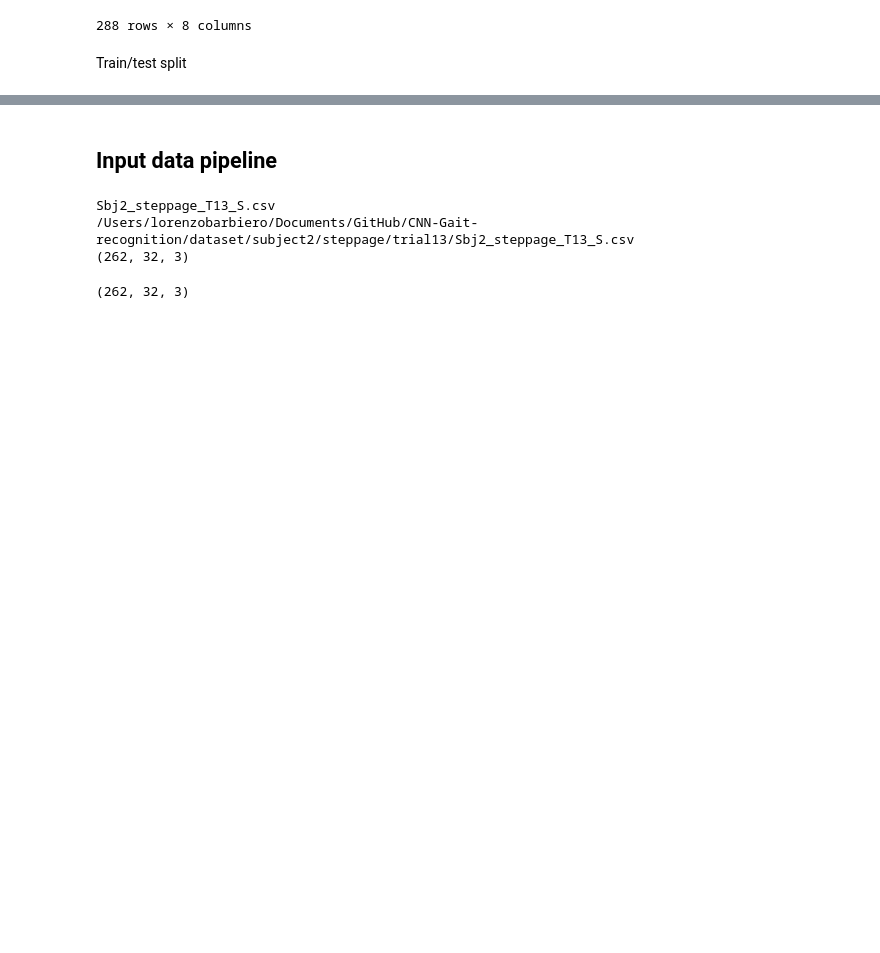
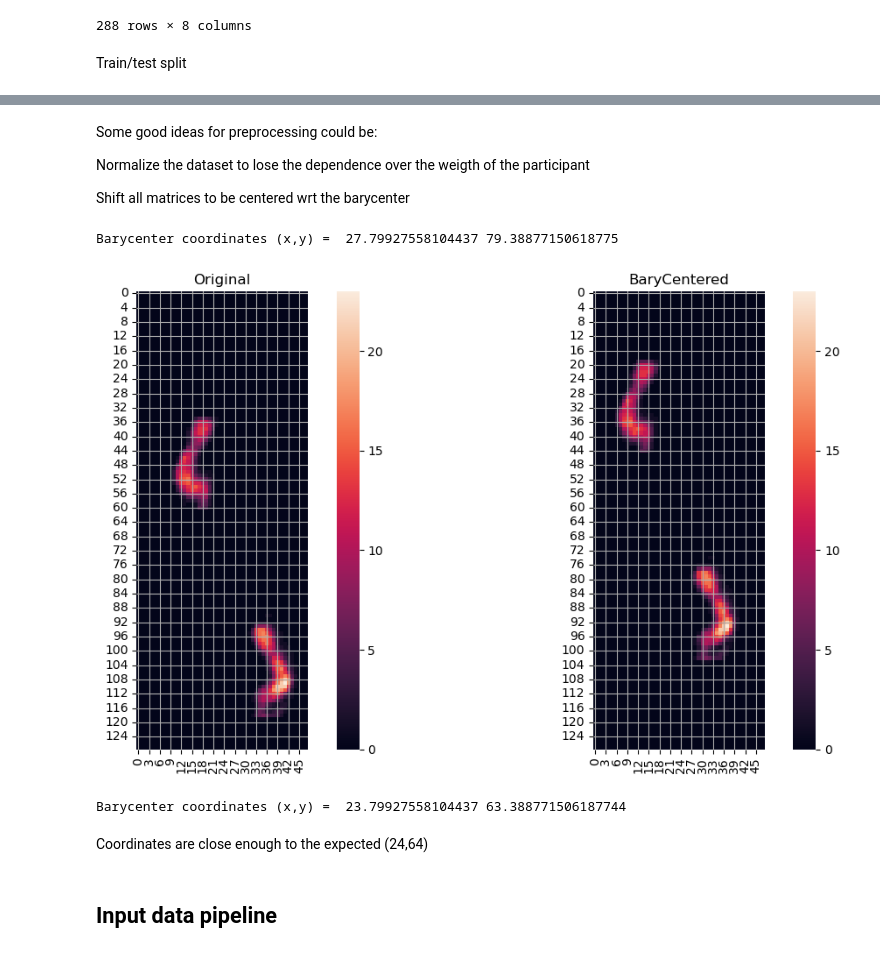
Before and after one commit to lorebarbiero/RNN-Gait-recognition, a Jupyter notebook: Main Notebook.ipynb, the cells around one changed output, grey strips where cells are left out. Cells and saved outputs as stored; diff of their text form; code cells hidden in the pictures; blank space fills up the shorter version.

```diff
--- a/Main Notebook.ipynb
+++ b/Main Notebook.ipynb
@@ -166,2 +291,48 @@ filepath.iloc[0]
+# %% [markdown]
+Some good ideas for preprocessing could be:
+
+Normalize the dataset to lose the dependence over the weigth of the participant
+
+Shift all matrices to be centered wrt the barycenter
+# %%
+def bar (data):
+    # the first dimension (128) is along y
+    # Compute the weighted average (barycenter) along each dimension
+    y_barycenter = np.average(np.arange(data.shape[0]), weights=np.sum(data, axis=1))
+    x_barycenter = np.average(np.arange(data.shape[1]), weights=np.sum(data, axis=0))
+    print("Barycenter coordinates (x,y) = ",x_barycenter,y_barycenter)
+
+    # Compute the distances between each point and the barycenter
+    y_distances = np.arange(data.shape[0]) - y_barycenter
+    x_distances = np.arange(data.shape[1]) - x_barycenter
+
+    # Shift the foot pressure matrix to be centered on the barycenter
+    shifted_matrix = np.roll(data, int(round(y_distances.mean())), axis=0)
+    shifted_matrix = np.roll(shifted_matrix, int(round(x_distances.mean())), axis=1)
+
+    return shifted_matrix
+# %%
+shifted_b=bar(b)
+
+fig, axes = plt.subplots(1, 2, figsize=(12, 6))
+
+sns.heatmap(b, square= True, ax=axes[0])
+axes[0].set_title('Original')
+
+sns.heatmap(shifted_b, square= True,ax=axes[1])
+axes[1].set_title('BaryCentered')
+
+plt.tight_layout()
+plt.show()
+# %% [output]
+Barycenter coordinates (x,y) =  27.79927558104437 79.38877150618775
+[figure, added]
+# %%
+#check
+shifted_b = bar(shifted_b)
+# %% [output]
+Barycenter coordinates (x,y) =  23.79927558104437 63.388771506187744
+# %% [markdown]
+Coordinates are close enough to the expected (24,64)
 # %% [markdown]
 ## Input data pipeline
@@ -197,7 +338,0 @@ def load_data(file_name, ref_df):
-# %%
-a = load_data(file_name, reference_df)
-# %% [output]
-Sbj2_steppage_T13_S.csv
-/Users/lorenzobarbiero/Documents/GitHub/CNN-Gait-recognition/dataset/subject2/steppage/trial13/Sbj2_steppage_T13_S.csv
-(262, 32, 3)
-(262, 32, 3)
```
Also changed, not shown: parts of 17 cells of this notebook, 1 other file.
